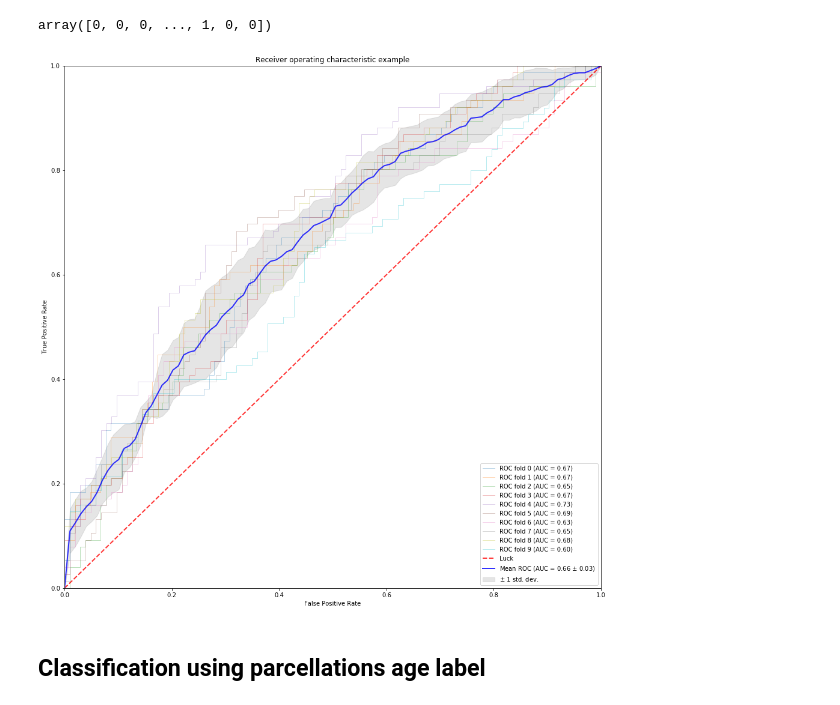
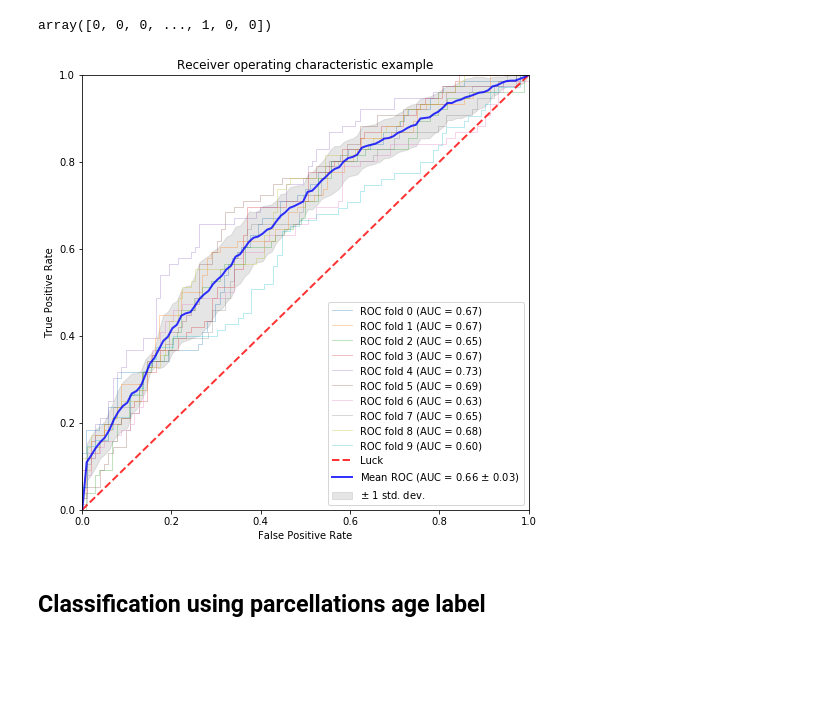
Before and after one commit to glemaitre/predictive-analytics-competition, a Jupyter notebook: guillaume_draft.ipynb, the cells around one changed output. Cells and saved outputs as stored; diff of their text form; code cells hidden in the pictures; blank space fills up the shorter version.

```diff
--- a/guillaume_draft.ipynb
+++ b/guillaume_draft.ipynb
@@ -273,7 +277,7 @@ _fit_predict_cached = memory.cache(_fit_predict)
 # Run classifier with cross-validation and plot ROC curves
 cv = StratifiedKFold(n_splits=10, random_state=42)
 
-plt.figure(figsize=(16, 16))
+plt.figure(figsize=(8, 8))
 
 tprs = []
 aucs = []
@@ -290,34 +294,34 @@ for train, test in cv.split(X, y):
     aucs.append(roc_auc)
     plt.plot(fpr, tpr, lw=1, alpha=0.3,
              label='ROC fold %d (AUC = %0.2f)' % (i, roc_auc))
 
     i += 1
 plt.plot([0, 1], [0, 1], linestyle='--', lw=2, color='r',
          label='Luck', alpha=.8)
 
 mean_tpr = np.mean(tprs, axis=0)
 mean_tpr[-1] = 1.0
 mean_auc = auc(mean_fpr, mean_tpr)
 std_auc = np.std(aucs)
 plt.plot(mean_fpr, mean_tpr, color='b',
          label=r'Mean ROC (AUC = %0.2f $\pm$ %0.2f)' % (mean_auc, std_auc),
          lw=2, alpha=.8)
 
 std_tpr = np.std(tprs, axis=0)
 tprs_upper = np.minimum(mean_tpr + std_tpr, 1)
 tprs_lower = np.maximum(mean_tpr - std_tpr, 0)
 plt.fill_between(mean_fpr, tprs_lower, tprs_upper, color='grey', alpha=.2,
                  label=r'$\pm$ 1 std. dev.')
 
 plt.xlim([0, 1])
 plt.ylim([0, 1])
 plt.xlabel('False Positive Rate')
 plt.ylabel('True Positive Rate')
 plt.title('Receiver operating characteristic example')
 plt.legend(loc="lower right")
 plt.show()
 # %% [output]
-[figure, old version]
+[figure, new version]
 # %% [markdown]
 ## Classification using parcellations age label
 # %%
```
Also changed, not shown: parts of 17 cells of this notebook.
